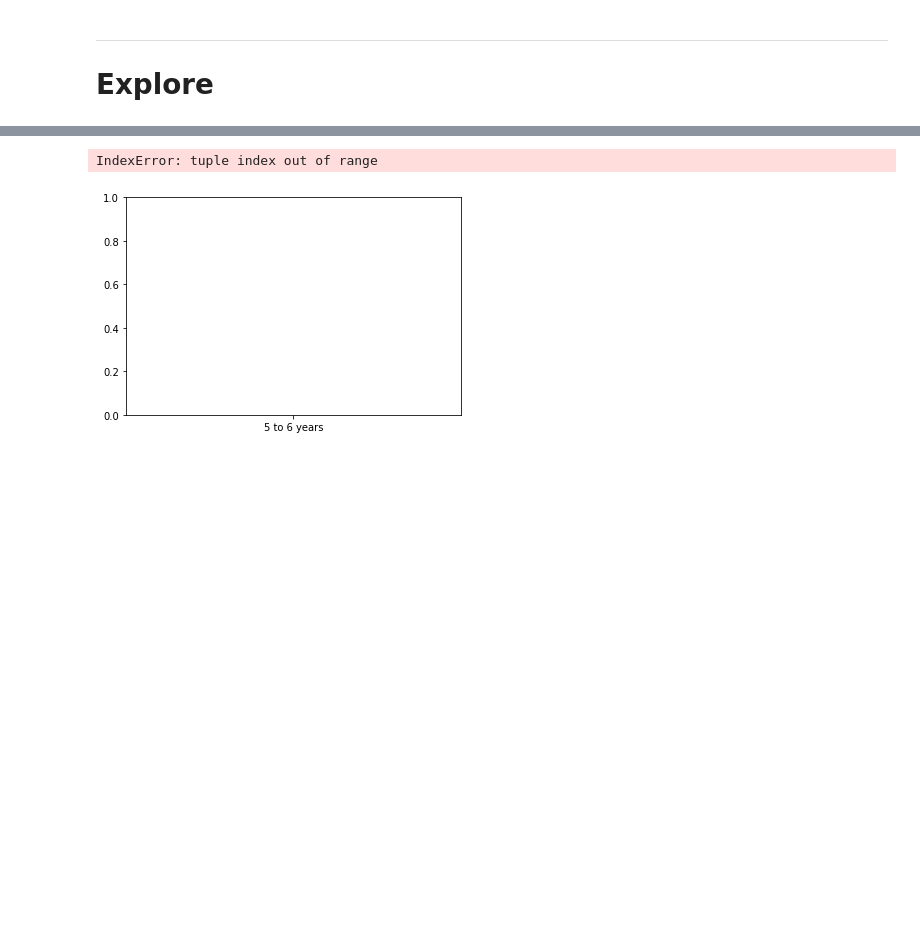
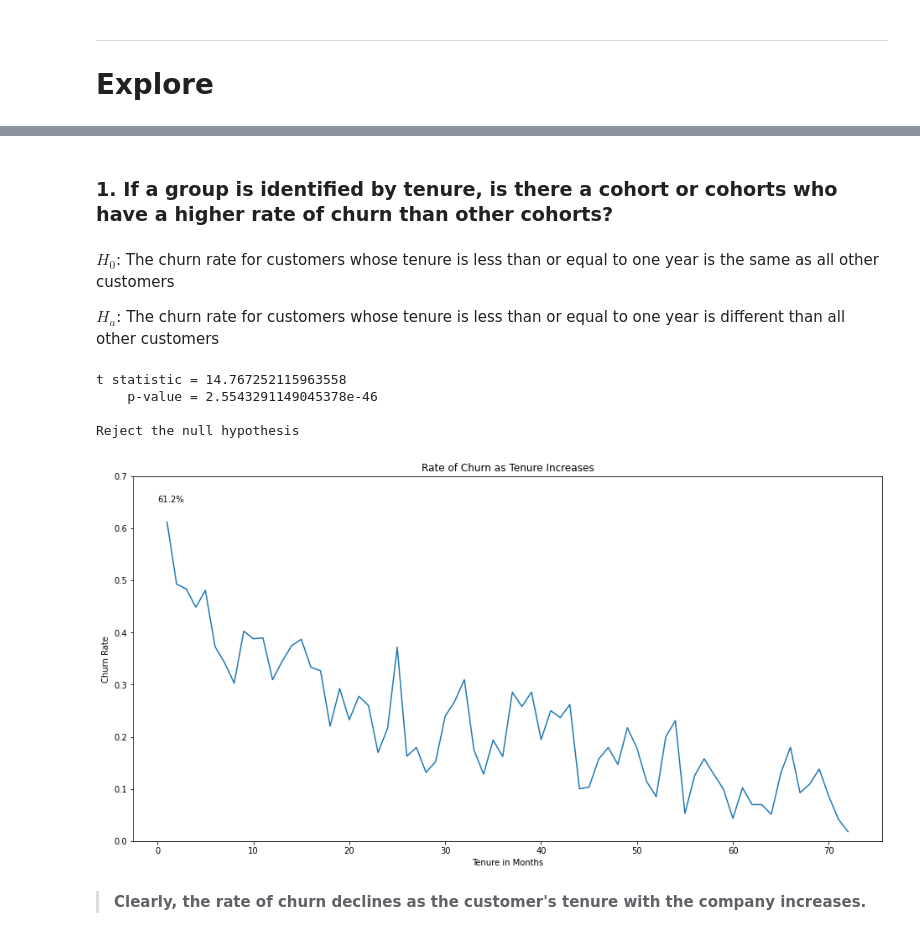
Before and after one commit to hartman-jiang-classification-project/telco-classification-project, a Jupyter notebook: alec_exploration.ipynb, the cells around one changed output, grey strips where cells are left out. Saved outputs shown, nothing was run; the diff lists cells and outputs as text; code cells hidden in the pictures; blank space fills up the shorter version.

Commit message:
explored data

```diff
--- a/alec_exploration.ipynb
+++ b/alec_exploration.ipynb
@@ -25,4 +27,8 @@ print(f"    test shape = {test.shape}")
    train shape = (4218, 21)
 validate shape = (1407, 20)
     test shape = (1407, 20)
+# %%
+encoder = LabelEncoder()
+encoder.fit(train.churn)
+train["churn_encoded"] = encoder.transform(train.churn)
 # %%
@@ -280,6 +45,0 @@ churned[churned.tenure == 1]
-# %%
-for n in monthly_tenure_and_churn.tenure:
-    monthly_churn_rate.append(churn_rate)
-# %%
-for n in tenure_years:
-    print(n)
@@ -294,3 +45,0 @@ for n in tenure_years:
-# %%
-train["churn_rate"] = (train.churn == "Yes").sum() / train.shape[0]
-print(f"Train churn rate = {churn_rate:.1%}")
@@ -390,5 +45,0 @@ three_to_four churn rate = 19.8%
-# %%
-plt.plot(train.tenure_years_binned.unique(), [two_or_fewer_churn_rate, three_to_four_churn_rate, five_to_six_churn_rate])
-# %% [output]
-IndexError: tuple index out of range
-[figure, removed]
@@ -401,0 +46,46 @@ def calc_churn_rate(df):
+# %% [markdown]
+### 1. If a group is identified by tenure, is there a cohort or cohorts who have a higher rate of churn than other cohorts?
+# %% [markdown]
+$H_0$: The churn rate for customers whose tenure is less than or equal to one year is the same as all other customers
+
+$H_a$: The churn rate for customers whose tenure is less than or equal to one year is different than all other customers
+# %%
+alpha = .001
+
+x = train[train.tenure_years <= 1].churn_encoded
+mu = train.churn_encoded.mean()
+
+tstat, p = stats.ttest_1samp(x, mu)
+print(f"t statistic = {tstat}")
+print(f"    p-value = {p}")
+print()
+if p < alpha:
+    print("Reject the null hypothesis")
+else:
+    print("Fail to reject the null hypothesis")
+# %% [output]
+t statistic = 14.767252115963558
+    p-value = 2.5543291149045378e-46
+
+Reject the null hypothesis
+# %%
+# plotting churn rate by tenure months
+monthly = pd.DataFrame({
+    "tenure": np.sort(train.tenure.unique()),
+})
+
+monthly["churn_rate"] = [((train.churn_encoded == 1) & (train.tenure == n)).sum() / (train.tenure == n).sum() for n in monthly.tenure]
+
+plt.figure(figsize=(16, 8))
+
+plt.title("Rate of Churn as Tenure Increases")
+plt.plot(monthly.tenure, monthly.churn_rate)
+plt.text(0, .65, f"{train[train.tenure == 1].churn_encoded.mean():.1%}")
+plt.xlabel("Tenure in Months")
+plt.ylabel("Churn Rate")
+plt.ylim(0, .7)
+plt.show()
+# %% [output]
+[figure, added]
+# %% [markdown]
+> **Clearly, the rate of churn declines as the customer's tenure with the company increases.**
```
Also changed, not shown: parts of 64 cells of this notebook.
